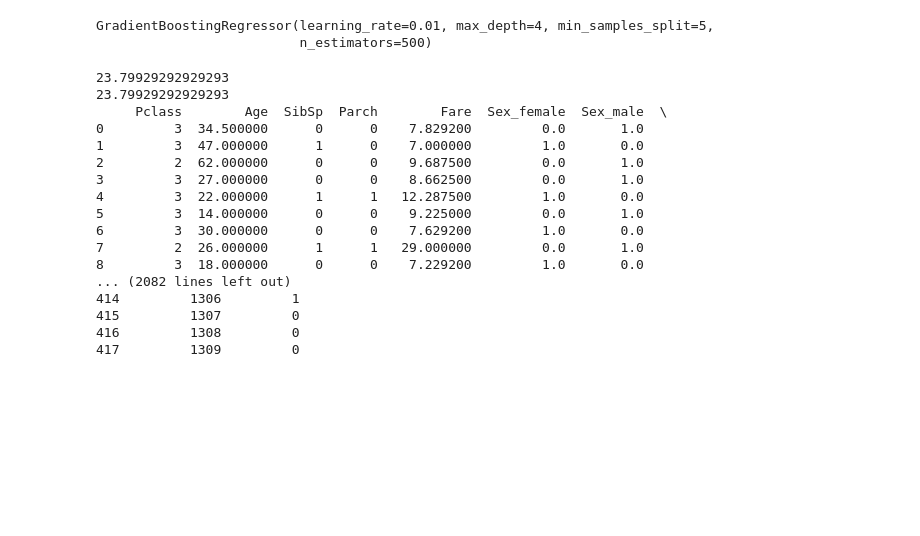
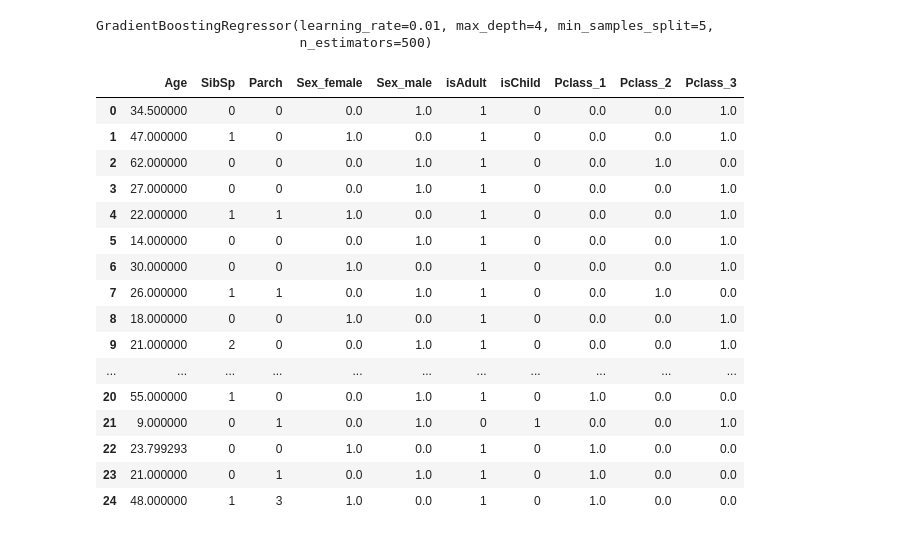
Before and after one commit to babennettdev/ml-notebooks, a Jupyter notebook: src/titanic/titanic.ipynb, the cells around one changed output. Cells and saved outputs as stored; diff of their text form; code cells hidden in the pictures; blank space fills up the shorter version.

```diff
--- a/src/titanic/titanic.ipynb
+++ b/src/titanic/titanic.ipynb
@@ -230,52 +223,40 @@ GradientBoostingRegressor(learning_rate=0.01, max_depth=4, min_samples_split=5,
 # %%
 titanic_test_dataframes["Age"].fillna(value=average_age, inplace=True)
 ages = titanic_test_dataframes["Age"]
 
 titanic_test_dataframes["Fare"].fillna(value=average_fare, inplace=True)
 
 titanic_test_dataframes = one_hot_encode_passenger_sex(one_hot_encoder=one_hot_encoder, titanic_dataframes=titanic_test_dataframes)
 titanic_test_dataframes = one_hot_encode_adult_or_child(titanic_dataframes=titanic_test_dataframes, ages=ages)
+titanic_test_dataframes = one_hot_encode_passenger_class(one_hot_encoder=one_hot_encoder, titanic_dataframes=titanic_test_dataframes)
 
 passenger_ids = titanic_test_dataframes['PassengerId'].values.reshape(-1, 1)
 
 titanic_test_dataframes.drop(['Sex'] ,axis=1, inplace=True)
 titanic_test_dataframes.drop(['PassengerId'] ,axis=1, inplace=True)
 titanic_test_dataframes.drop(['Name'] ,axis=1, inplace=True)
 titanic_test_dataframes.drop(['Embarked'] ,axis=1, inplace=True)
 titanic_test_dataframes.drop(['Ticket'] ,axis=1, inplace=True)
 titanic_test_dataframes.drop(['Cabin'] ,axis=1, inplace=True)
+titanic_test_dataframes.drop(['Pclass'] ,axis=1, inplace=True)
+titanic_test_dataframes.drop(['Fare'] ,axis=1, inplace=True)
 
-print(average_age)
-print(average_age)
-print(titanic_test_dataframes)
-
-predictions = reg.predict(titanic_test_dataframes)
-rounded_predictions = [round(value) for value in predictions]
-
-passenger_ids = pd.DataFrame(passenger_ids, columns=["PassengerId"])
-rounded_predictions = pd.DataFrame(rounded_predictions, columns=["Survived"])
-
-submission = pd.concat([passenger_ids, rounded_predictions ], axis=1)
-print(passenger_ids)
-print(rounded_predictions)
-print(submission)
-
-submission.to_csv("./result/submission_test.csv", index=False)
+titanic_test_dataframes.head(n=25)
 # %% [output]
-23.79929292929293
-23.79929292929293
-     Pclass        Age  SibSp  Parch        Fare  Sex_female  Sex_male  \
-0         3  34.500000      0      0    7.829200         0.0       1.0
-1         3  47.000000      1      0    7.000000         1.0       0.0
-2         2  62.000000      0      0    9.687500         0.0       1.0
-3         3  27.000000      0      0    8.662500         0.0       1.0
-4         3  22.000000      1      1   12.287500         1.0       0.0
-5         3  14.000000      0      0    9.225000         0.0       1.0
-6         3  30.000000      0      0    7.629200         1.0       0.0
-7         2  26.000000      1      1   29.000000         0.0       1.0
-8         3  18.000000      0      0    7.229200         1.0       0.0
-... (2082 lines left out)
-414         1306         1
-415         1307         0
-416         1308         0
-417         1309         0
+|  | Age | SibSp | Parch | Sex_female | Sex_male | isAdult | isChild | Pclass_1 | Pclass_2 | Pclass_3 |
+| 0 | 34.500000 | 0 | 0 | 0.0 | 1.0 | 1 | 0 | 0.0 | 0.0 | 1.0 |
+| 1 | 47.000000 | 1 | 0 | 1.0 | 0.0 | 1 | 0 | 0.0 | 0.0 | 1.0 |
+| 2 | 62.000000 | 0 | 0 | 0.0 | 1.0 | 1 | 0 | 0.0 | 1.0 | 0.0 |
+| 3 | 27.000000 | 0 | 0 | 0.0 | 1.0 | 1 | 0 | 0.0 | 0.0 | 1.0 |
+| 4 | 22.000000 | 1 | 1 | 1.0 | 0.0 | 1 | 0 | 0.0 | 0.0 | 1.0 |
+| 5 | 14.000000 | 0 | 0 | 0.0 | 1.0 | 1 | 0 | 0.0 | 0.0 | 1.0 |
+| 6 | 30.000000 | 0 | 0 | 1.0 | 0.0 | 1 | 0 | 0.0 | 0.0 | 1.0 |
+| 7 | 26.000000 | 1 | 1 | 0.0 | 1.0 | 1 | 0 | 0.0 | 1.0 | 0.0 |
+| 8 | 18.000000 | 0 | 0 | 1.0 | 0.0 | 1 | 0 | 0.0 | 0.0 | 1.0 |
+| 9 | 21.000000 | 2 | 0 | 0.0 | 1.0 | 1 | 0 | 0.0 | 0.0 | 1.0 |
+| ... | ... | ... | ... | ... | ... | ... | ... | ... | ... | ... |
+| 20 | 55.000000 | 1 | 0 | 0.0 | 1.0 | 1 | 0 | 1.0 | 0.0 | 0.0 |
+| 21 | 9.000000 | 0 | 1 | 0.0 | 1.0 | 0 | 1 | 0.0 | 0.0 | 1.0 |
+| 22 | 23.799293 | 0 | 0 | 1.0 | 0.0 | 1 | 0 | 1.0 | 0.0 | 0.0 |
+| 23 | 21.000000 | 0 | 1 | 0.0 | 1.0 | 1 | 0 | 1.0 | 0.0 | 0.0 |
+| 24 | 48.000000 | 1 | 3 | 1.0 | 0.0 | 1 | 0 | 1.0 | 0.0 | 0.0 |
```
Also changed, not shown: parts of 17 cells of this notebook.
